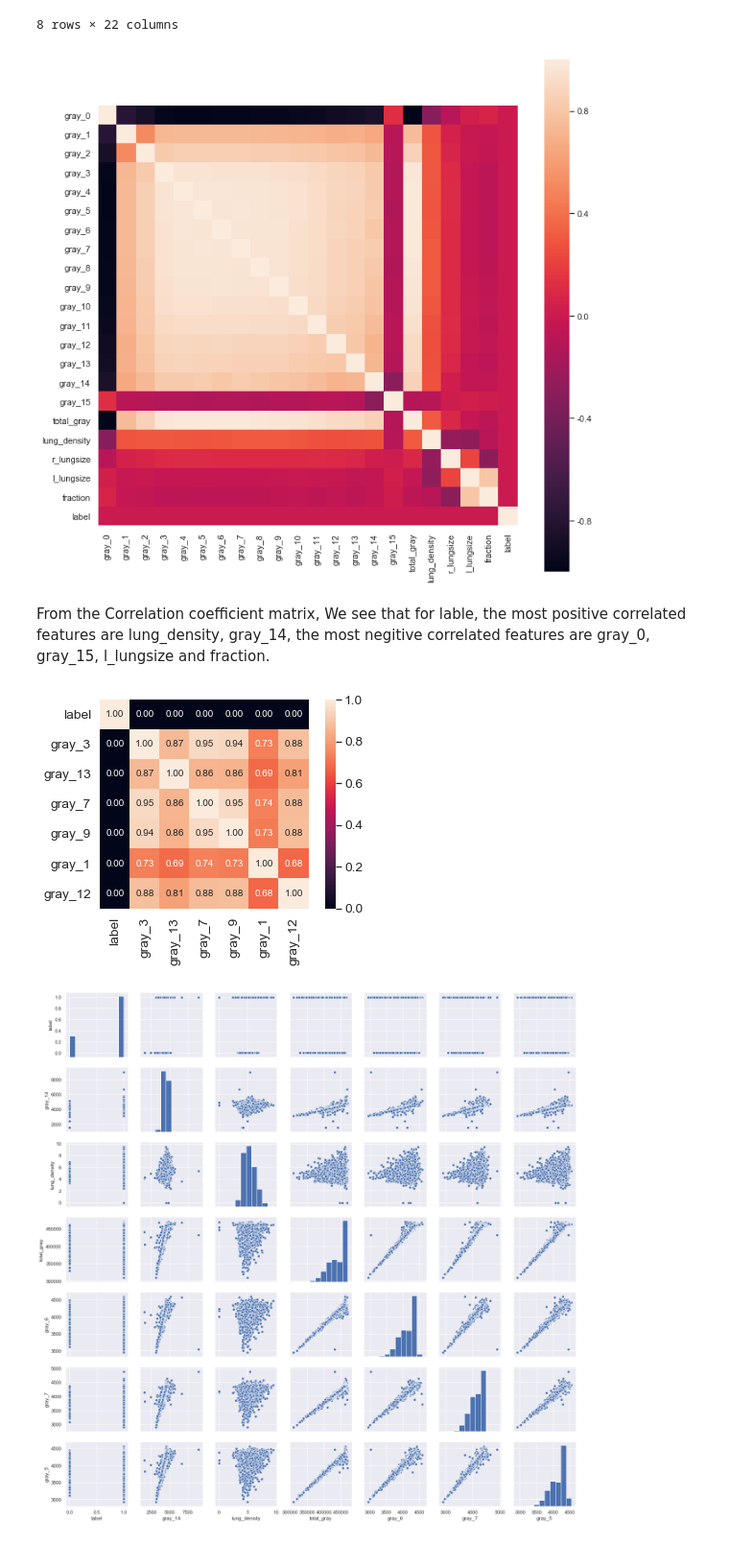
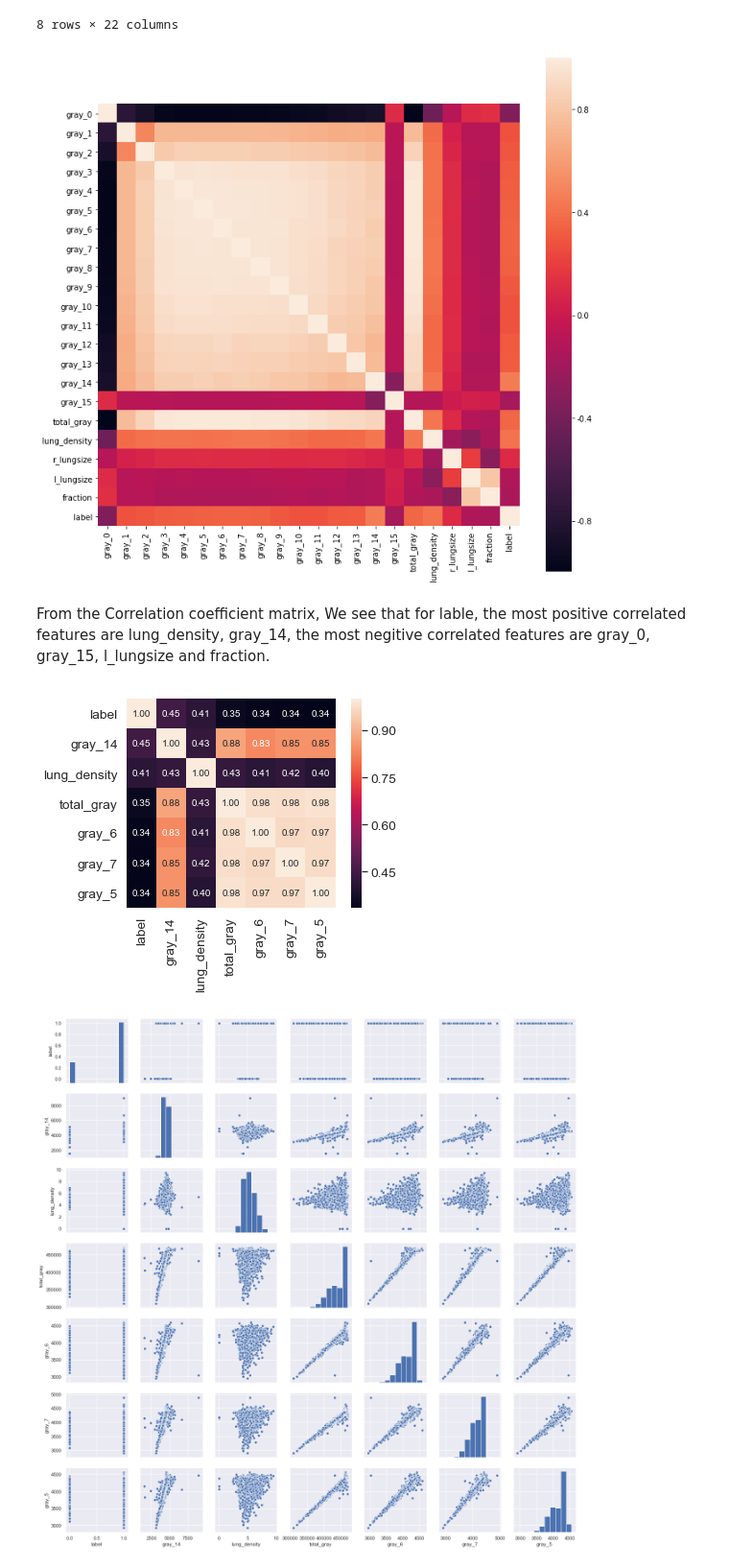
Before and after one commit to shengbokw/chest_xray, a Jupyter notebook: EDA_chest_xray.ipynb, the cells around one changed output. Shown at 96% size. Saved outputs shown, nothing was run; the diff lists cells and outputs as text; code cells hidden in the pictures.

```diff
--- a/EDA_chest_xray.ipynb
+++ b/EDA_chest_xray.ipynb
@@ -31,0 +91,5 @@ pne_train['label'] = 1
+# %%
+from sklearn.feature_selection import SelectKBest
+k_best = SelectKBest(k=6)
+k_best.fit(train_centered_df, train['label'])
+scores = k_best.scores_
@@ -43,4 +110,2 @@ nor_train['label'] = 0
-# %%
-pne_centered_df['label'] = 1
-nor_centered_df['label'] = 0
-train = pd.concat([pne_centered_df, nor_centered_df], ignore_index=True)
+# %%
+train_centered_df['label'] = train['label']
@@ -87,23 +155,23 @@ train.describe()
 | max | 5.555469e+00 | 1.449552e+01 | 1.465331e+01 | 4.466607e+00 | 2.118944e+00 | 2.270051e+00 | 2.475254e+00 | 3.038273e+00 | 2.941001e+00 | 2.572576e+00 | ... | ... |
 8 rows × 22 columns
 # %%
-corrmat = train.corr()
+corrmat = train_centered_df.corr()
 f, ax = plt.subplots(figsize=(12, 12))
 sns.heatmap(corrmat, vmax=1, square=True);
 # %% [output]
-[figure, old version]
+[figure, new version]
 # %% [markdown]
 From the Correlation coefficient matrix, We see that for lable, the most positive correlated features are lung_density, gray_14, the most negitive correlated features are gray_0, gray_15, l_lungsize and fraction.
 # %%
 k = 7
 cols = corrmat.nlargest(k, 'label')['label'].index
-cm = np.corrcoef(train[cols].values.T)
+cm = np.corrcoef(train_centered_df[cols].values.T)
 sns.set(font_scale=1.25)
 hm = sns.heatmap(cm, cbar=True, annot=True, square=True, fmt='.2f', annot_kws={'size': 10},
 yticklabels=cols.values, xticklabels=cols.values)
 plt.show();
 # %% [output]
-[figure, old version]
+[figure, new version]
 # %%
 sns.set()
 cols = ['label','gray_14','lung_density','total_gray','gray_6','gray_7','gray_5']
```
Also changed, not shown: parts of 27 cells of this notebook, 5 other files.
